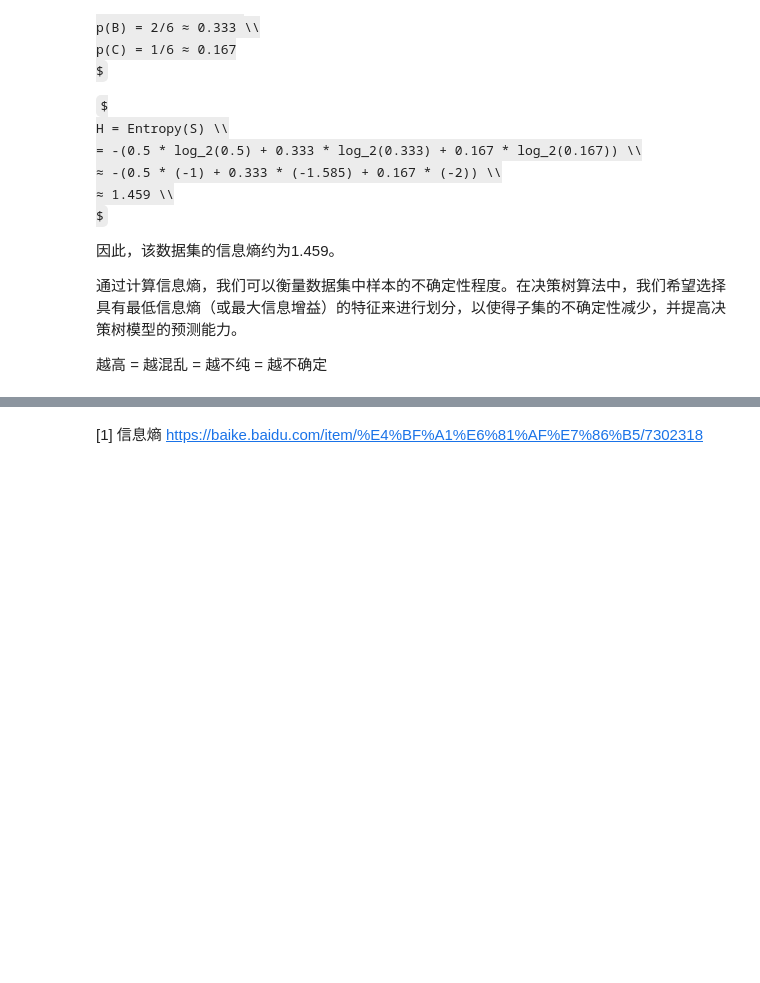
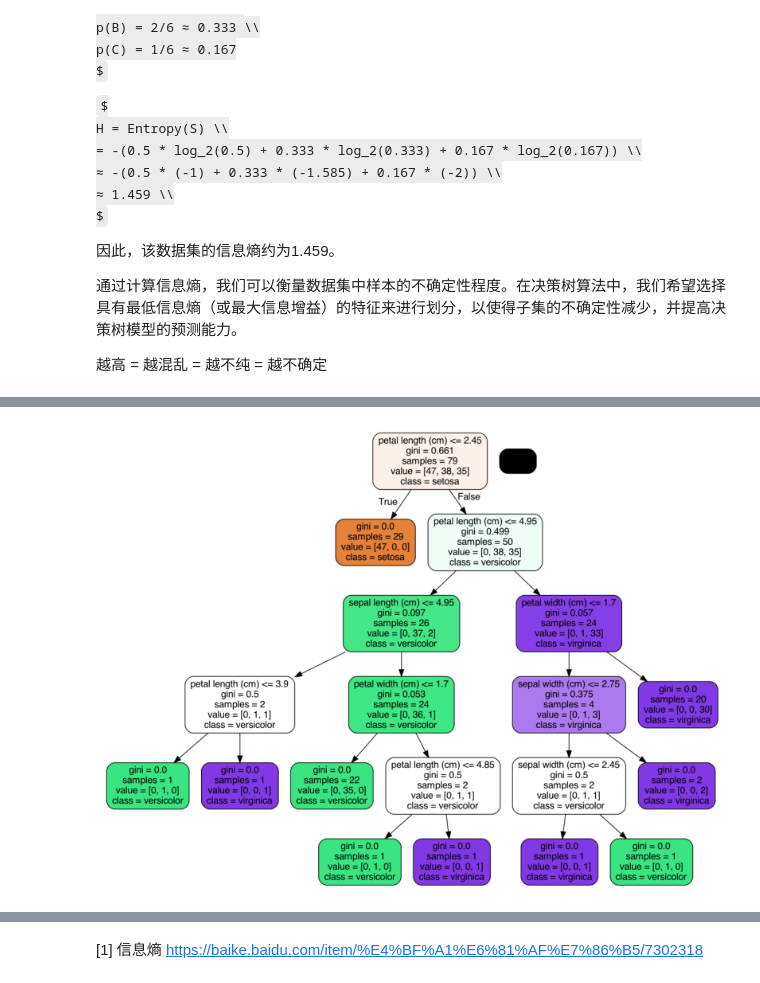
Before and after one commit to tianxuzhang/introduction-to-machine-learning, a Jupyter notebook: docs/分类/决策树.ipynb, the cells around one changed output, grey strips where cells are left out. Saved outputs shown, nothing was run; the diff lists cells and outputs as text; code cells hidden in the pictures; some formulas as TeX source; blank space fills up the shorter version.

```diff
--- a/docs/分类/决策树.ipynb
+++ b/docs/分类/决策树.ipynb
@@ -174,0 +208,38 @@ C4.5是ID3算法的改进版，使用信息增益比作为特征选择准则。
+# %%
+from sklearn.ensemble import RandomForestClassifier
+from sklearn.datasets import load_iris
+from sklearn.model_selection import train_test_split
+from sklearn.tree import export_graphviz
+import pydotplus
+import matplotlib.pyplot as plt
+
+# 加载数据
+data = load_iris()
+X = data.data
+y = data.target
+
+# 划分训练集和测试集
+X_train, X_test, y_train, _ = train_test_split(X, y, test_size=0.2, random_state=42)
+
+# 创建随机森林分类器
+model = RandomForestClassifier()
+
+# 训练模型
+model.fit(X_train, y_train)
+
+# 可视化决策树（第一棵树）
+estimator = model.estimators_[0]
+dot_data = export_graphviz(estimator, out_file=None, feature_names=data.feature_names,
+                           class_names=data.target_names, filled=True, rounded=True)
+graph = pydotplus.graph_from_dot_data(dot_data)
+
+# 保存为图像文件
+graph.write_png('random_forest_tree.png')
+
+# 使用matplotlib显示图像
+plt.figure(figsize=(10, 10))
+plt.imshow(plt.imread('random_forest_tree.png'))
+plt.axis('off')
+plt.show()
+# %% [output]
+[figure, added]
```
Also changed, not shown: parts of 5 cells of this notebook, 2 other files.
